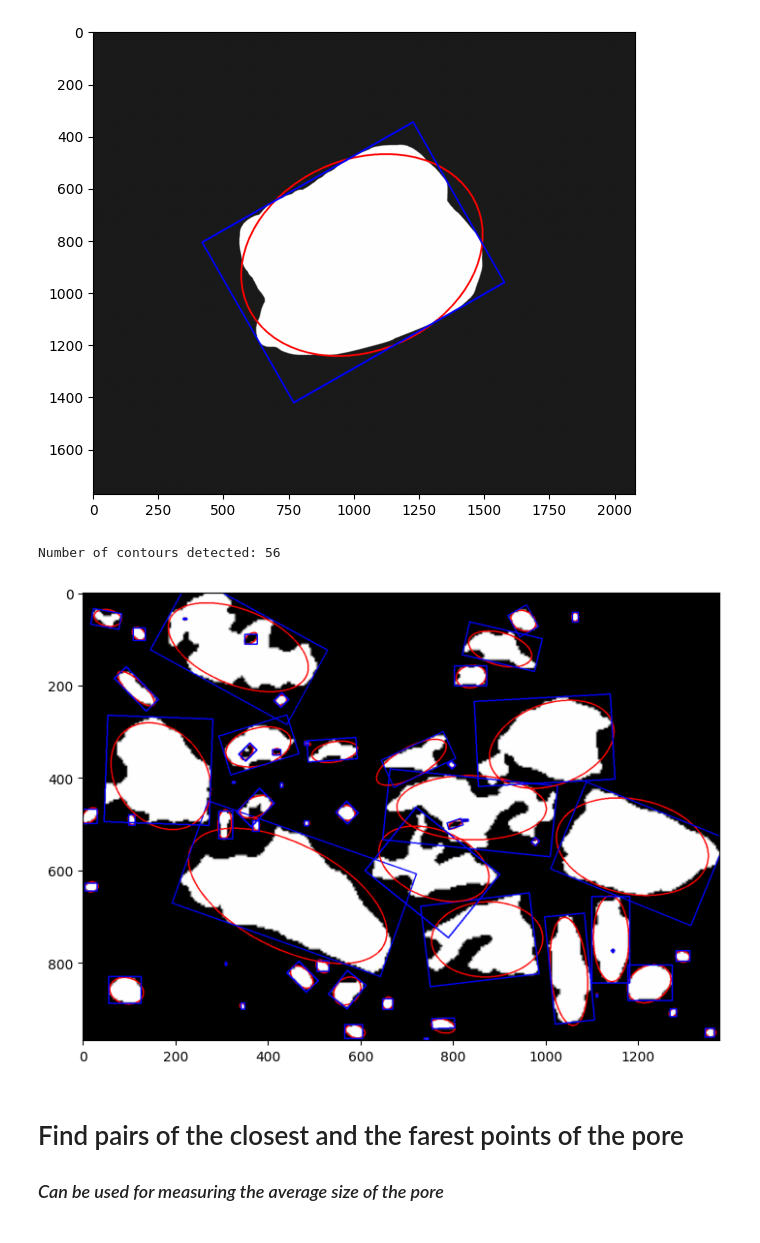
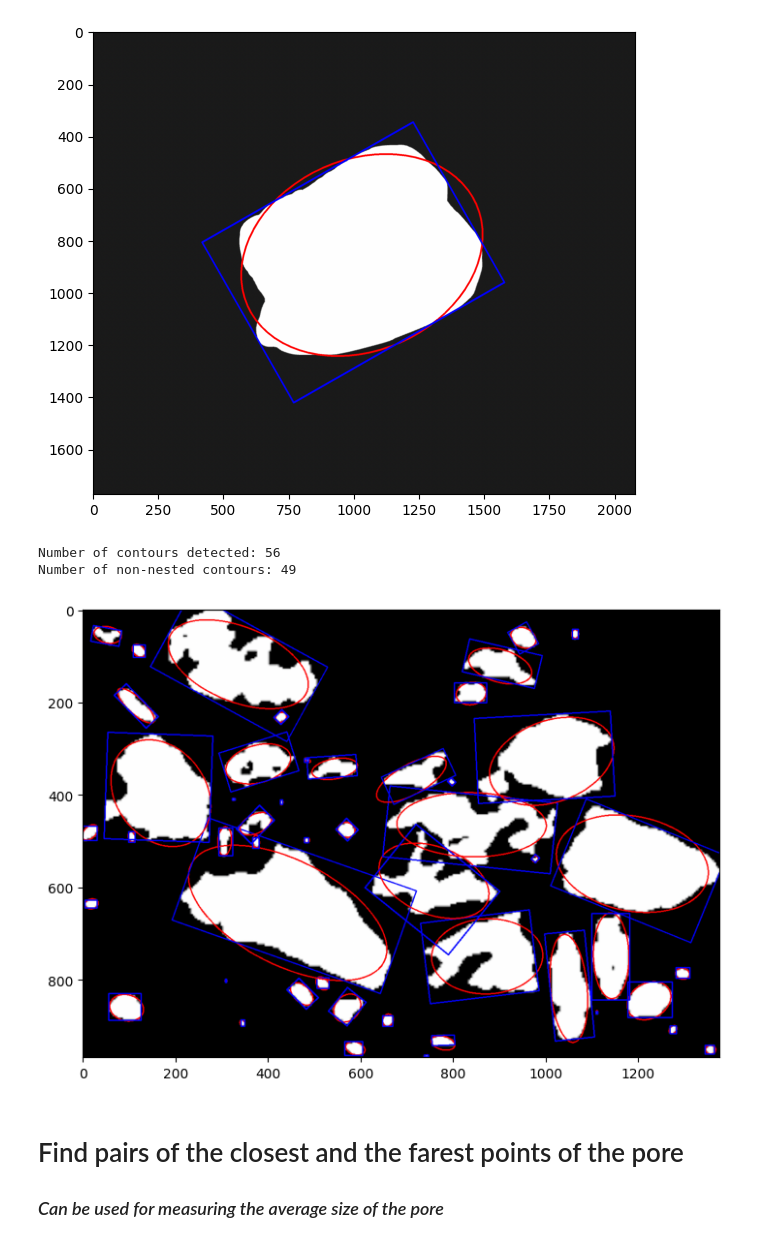
Before and after one commit to mrFendel/GeoCV, a Jupyter notebook: metrics.ipynb, the cells around one changed output. Saved outputs shown, nothing was run; the diff lists cells and outputs as text; code cells hidden in the pictures.

Commit message:
filter nested circles

```diff
--- a/metrics.ipynb
+++ b/metrics.ipynb
@@ -53,24 +55,29 @@ plot(apply_ell_rect(CNT, IMG))
 # %%
 IMG2 = cv.imread('thresh_img/many_pores.png', 1)
 gray = cv.cvtColor(IMG2, cv.COLOR_BGR2GRAY)
 
 # apply thresholding to convert grayscale to binary image
 ret, thresh = cv.threshold(gray,100,255,0)
 tresh = 255 - thresh
 
 # find the contours
-contours,hierarchy = cv.findContours(thresh, cv.RETR_TREE,cv.CHAIN_APPROX_SIMPLE)
+contours, hierarchy = cv.findContours(thresh, cv.RETR_TREE,cv.CHAIN_APPROX_SIMPLE)
 print("Number of contours detected:", len(contours))
-# TODO: filter secondary and small pores
+hierarchy = hierarchy[0]
+
+# clearing non-nestet contours
+contours = [contours[i] for i in range(len(contours)) if hierarchy[i][-1] == -1]
+print("Number of non-nested contours:", len(contours))
 
 img = IMG2.copy()
 for cnt in contours:
     img = apply_ell_rect(cnt, img, linew=2)
 
 plot(img)
 # %% [output]
 Number of contours detected: 56
+Number of non-nested contours: 49
-[figure, old version]
+[figure, new version]
 # %% [markdown]
 # Find pairs of the closest and the farest points of the pore
 ### *Can be used for measuring the average size of the pore*
```
Also changed, not shown: parts of 3 cells of this notebook.
